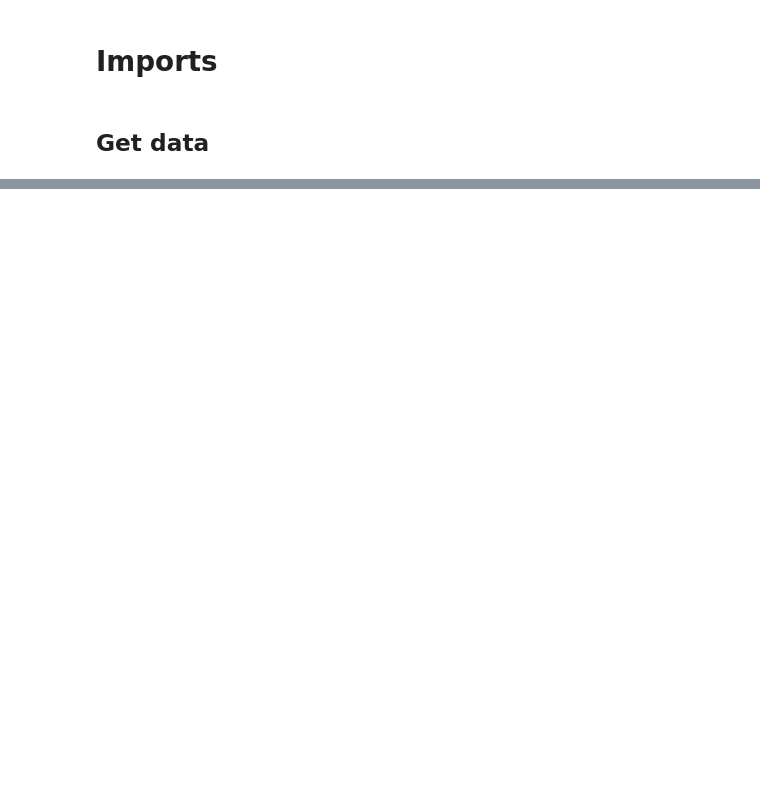
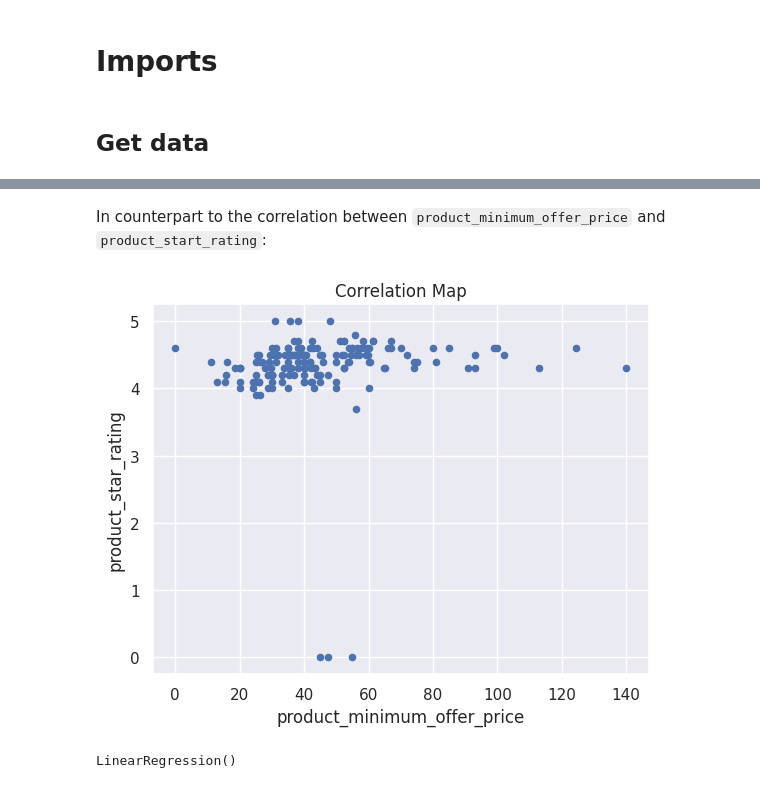
Before and after one commit to santiagoahl/amazon-mlops-dashboard, a Jupyter notebook: notebooks/predict_tennis_demand.ipynb, the cells around one changed output, grey strips where cells are left out. Cells and saved outputs as stored; diff of their text form; code cells hidden in the pictures; blank space fills up the shorter version.

```diff
--- a/notebooks/predict_tennis_demand.ipynb
+++ b/notebooks/predict_tennis_demand.ipynb
@@ -46,0 +88,11 @@ df_tennis
+# %% [markdown]
+In counterpart to the correlation between `product_minimum_offer_price` and `product_start_rating`:
+# %%
+X_train.plot.scatter(
+    x="product_minimum_offer_price",
+    y="product_star_rating",
+)
+plt.title("Correlation Map")
+plt.show()
+# %% [output]
+[figure, added]
@@ -47,2 +103,10 @@ df_tennis
 # %%
 # TODO: Test linearity to use Linear Regression (1.5H)
+
+linear_regressor = LinearRegression()
+linear_regressor.fit(
+    X=X_train,
+    y=y_train
+)
+# %% [output]
+LinearRegression()
```
Also changed, not shown: parts of 19 cells of this notebook, 2 other files.
